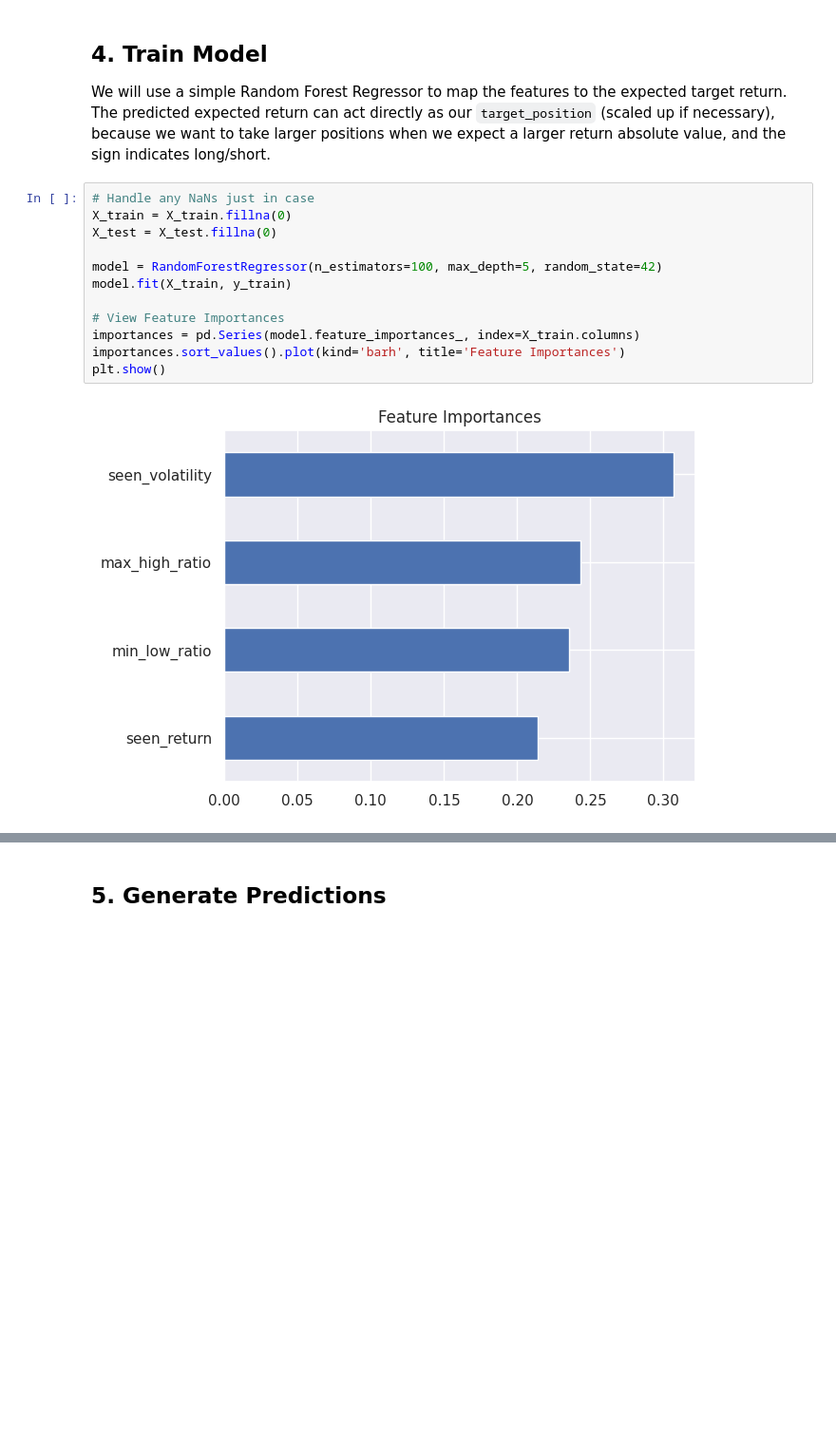
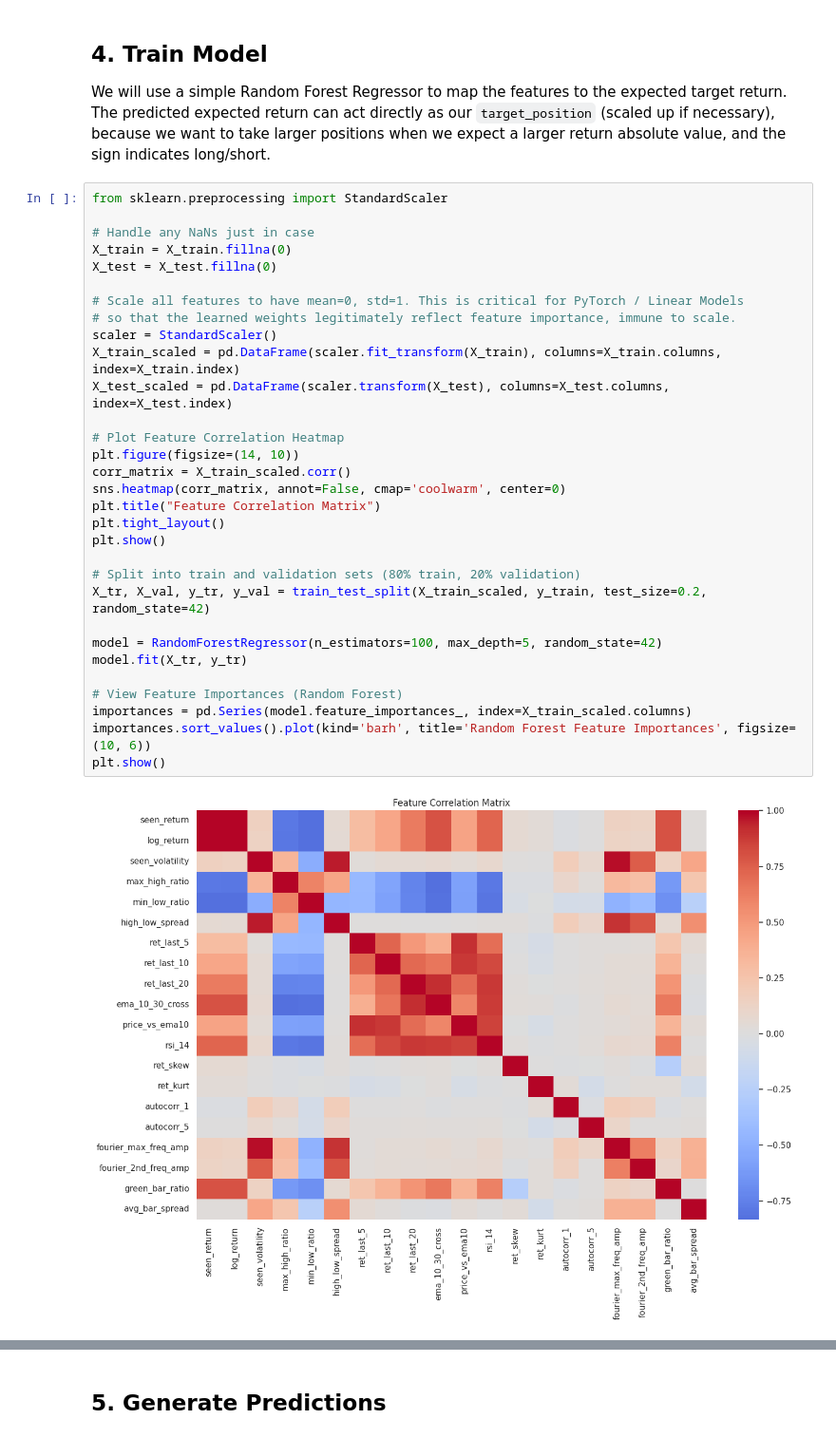
Before and after one commit to vimohr/ETH_Datathon_2026, a Jupyter notebook: analyze_data.ipynb, the cells around one changed output, grey strips where cells are left out. Shown at 95% size. Saved outputs shown, nothing was run; the diff lists cells and outputs as text; blank space fills up the shorter version.

```diff
--- a/analyze_data.ipynb
+++ b/analyze_data.ipynb
@@ -96,17 +303,36 @@ Correlation between seen return and unseen return: -0.0712
 ## 4. Train Model
 We will use a simple Random Forest Regressor to map the features to the expected target return.
 The predicted expected return can act directly as our `target_position` (scaled up if necessary), because we want to take larger positions when we expect a larger return absolute value, and the sign indicates long/short.
-# %%
-# Handle any NaNs just in case
-X_train = X_train.fillna(0)
-X_test = X_test.fillna(0)
-
-model = RandomForestRegressor(n_estimators=100, max_depth=5, random_state=42)
-model.fit(X_train, y_train)
-
-# View Feature Importances
-importances = pd.Series(model.feature_importances_, index=X_train.columns)
-importances.sort_values().plot(kind='barh', title='Feature Importances')
-plt.show()
-# %% [output]
-[figure, removed]
+# %%
+from sklearn.preprocessing import StandardScaler
+
+# Handle any NaNs just in case
+X_train = X_train.fillna(0)
+X_test = X_test.fillna(0)
+
+# Scale all features to have mean=0, std=1. This is critical for PyTorch / Linear Models
+# so that the learned weights legitimately reflect feature importance, immune to scale.
+scaler = StandardScaler()
+X_train_scaled = pd.DataFrame(scaler.fit_transform(X_train), columns=X_train.columns, index=X_train.index)
+X_test_scaled = pd.DataFrame(scaler.transform(X_test), columns=X_test.columns, index=X_test.index)
+
+# Plot Feature Correlation Heatmap
+plt.figure(figsize=(14, 10))
+corr_matrix = X_train_scaled.corr()
+sns.heatmap(corr_matrix, annot=False, cmap='coolwarm', center=0)
+plt.title("Feature Correlation Matrix")
+plt.tight_layout()
+plt.show()
+
+# Split into train and validation sets (80% train, 20% validation)
+X_tr, X_val, y_tr, y_val = train_test_split(X_train_scaled, y_train, test_size=0.2, random_state=42)
+
+model = RandomForestRegressor(n_estimators=100, max_depth=5, random_state=42)
+model.fit(X_tr, y_tr)
+
+# View Feature Importances (Random Forest)
+importances = pd.Series(model.feature_importances_, index=X_train_scaled.columns)
+importances.sort_values().plot(kind='barh', title='Random Forest Feature Importances', figsize=(10, 6))
+plt.show()
+# %% [output]
+[figure, added]
```
Also changed, not shown: parts of 14 cells of this notebook, 3 other files.
